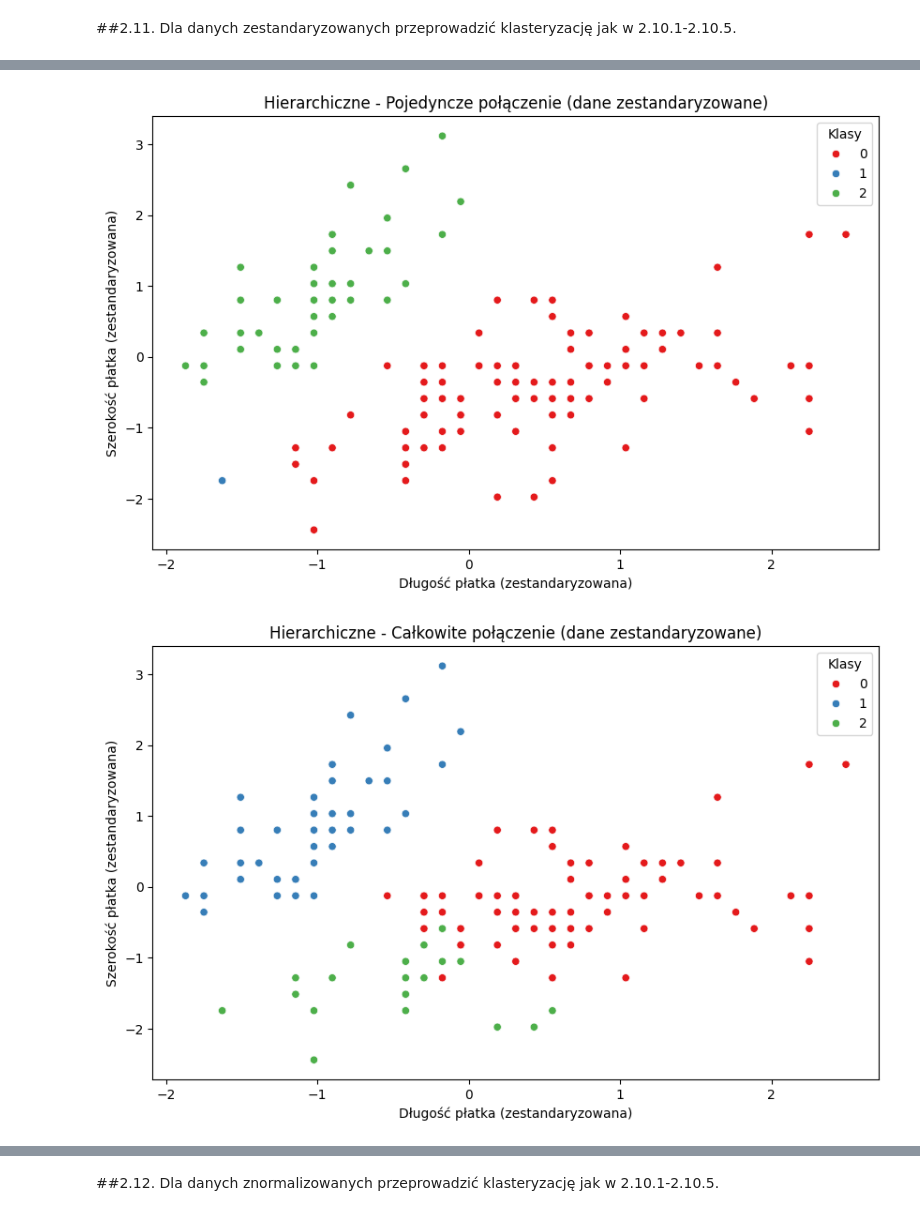
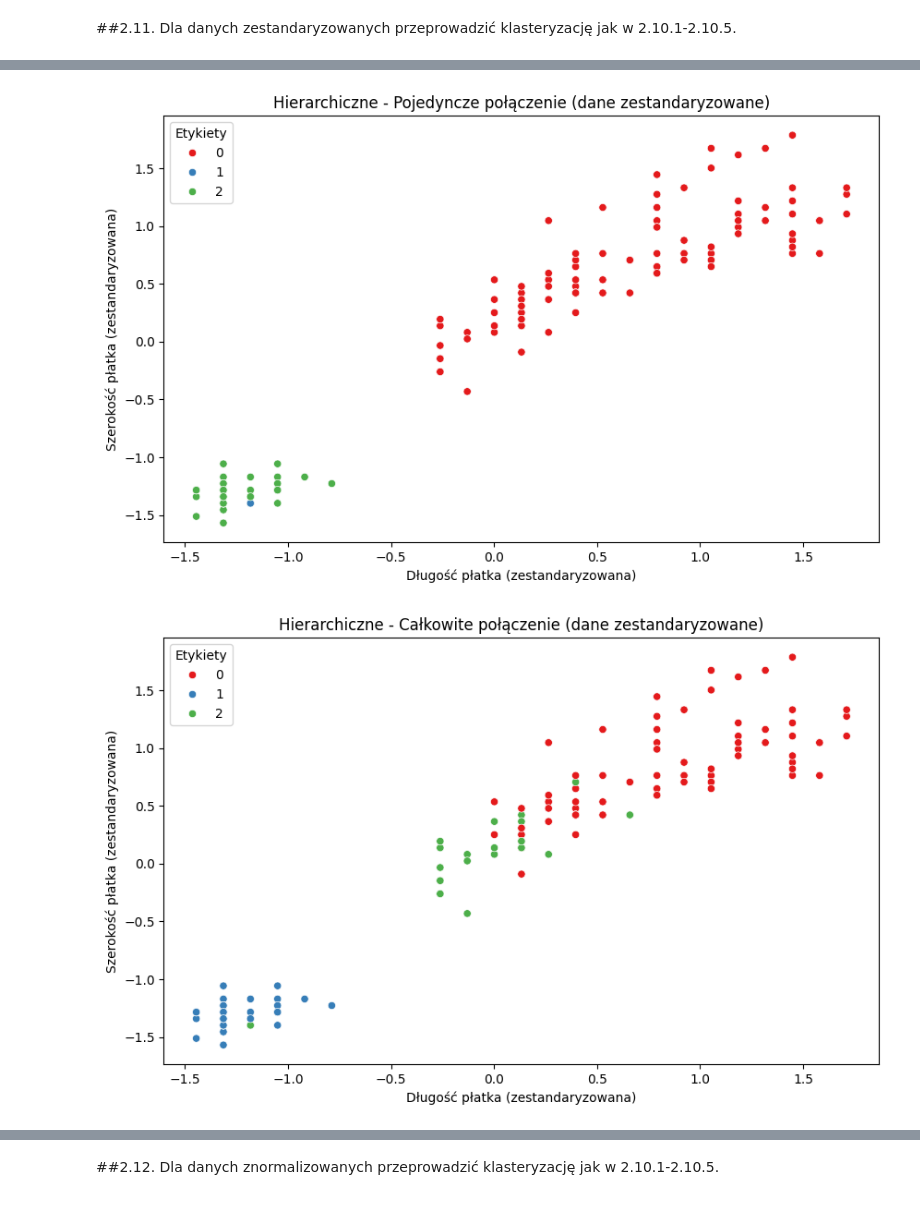
Before and after one commit to HubertGlab/Maszynowa_analiza_danych, a Jupyter notebook: Lab4.ipynb, the cells around one changed output, grey strips where cells are left out. Drawn from its saved outputs; the diff is of its cells as text; code cells hidden in the pictures.

```diff
--- a/Lab4.ipynb
+++ b/Lab4.ipynb
@@ -215,7 +225,8 @@ df_iris = df.drop(columns=['species'])
 zestandaryzowane.
 # %%
 scaler = StandardScaler()
-df_iris_std = scaler.fit_transform(df_iris)
+iris_std = scaler.fit_transform(df_iris)
+# iris_std
 # %% [markdown]
 2.8. Przygotowanie nowego obiekt df_iris_norm (z punktu 2.6), gdzie dane wejściowe będą
 znormalizowane w zakresie [0,1].
@@ -237,8 +249,9 @@ plt.show()
 # %% [markdown]
 b. dane zestandaryzowane (punkt 2.7),
 # %%
+df_iris_std = pd.DataFrame(iris_std, columns=df_iris.columns)
 plt.figure(figsize=(10, 6))
-sns.heatmap(pd.DataFrame(df_iris_std, columns=df_iris.columns).corr(), annot=True, fmt='.2f', cmap='coolwarm', square=True)
+sns.heatmap(df_iris_std.corr(), annot=True, cmap='coolwarm', square=True)
 plt.title('Mapa korelacji dla danych zestandaryzowanych')
 plt.show()
 # %% [output]
@@ -401,13 +423,13 @@ plt.show()
 # %%
 single_cluster_std = AgglomerativeClustering(n_clusters=3, linkage='single')
 labels_single_std = single_cluster_std.fit_predict(df_iris_std)
 
 plt.figure(figsize=(10, 6))
-sns.scatterplot(x=df_iris_std[:, 0], y=df_iris_std[:, 1], hue=labels_single_std, palette='Set1')
+sns.scatterplot(data=df_iris_std, x='petal_width', y='petal_length', hue=labels_single_std, palette='Set1')
 plt.xlabel('Długość płatka (zestandaryzowana)')
 plt.ylabel('Szerokość płatka (zestandaryzowana)')
 plt.title('Hierarchiczne - Pojedyncze połączenie (dane zestandaryzowane)')
-plt.legend(title='Klasy', loc='best')
+plt.legend(title='Etykiety')
 plt.show()
 # %% [output]
-[figure, old version]
+[figure, new version]
@@ -416,11 +440,11 @@ complete_cluster_std = AgglomerativeClustering(n_clusters=3, linkage='complete')
 labels_complete_std = complete_cluster_std.fit_predict(df_iris_std)
 
 plt.figure(figsize=(10, 6))
-sns.scatterplot(x=df_iris_std[:, 0], y=df_iris_std[:, 1], hue=labels_complete_std, palette='Set1')
+sns.scatterplot(data=df_iris_std, x='petal_width', y='petal_length', hue=labels_complete_std, palette='Set1')
 plt.xlabel('Długość płatka (zestandaryzowana)')
 plt.ylabel('Szerokość płatka (zestandaryzowana)')
 plt.title('Hierarchiczne - Całkowite połączenie (dane zestandaryzowane)')
-plt.legend(title='Klasy', loc='best')
+plt.legend(title='Etykiety')
 plt.show()
 # %% [output]
-[figure, old version]
+[figure, new version]
```
Also changed, not shown: parts of 41 cells of this notebook.
